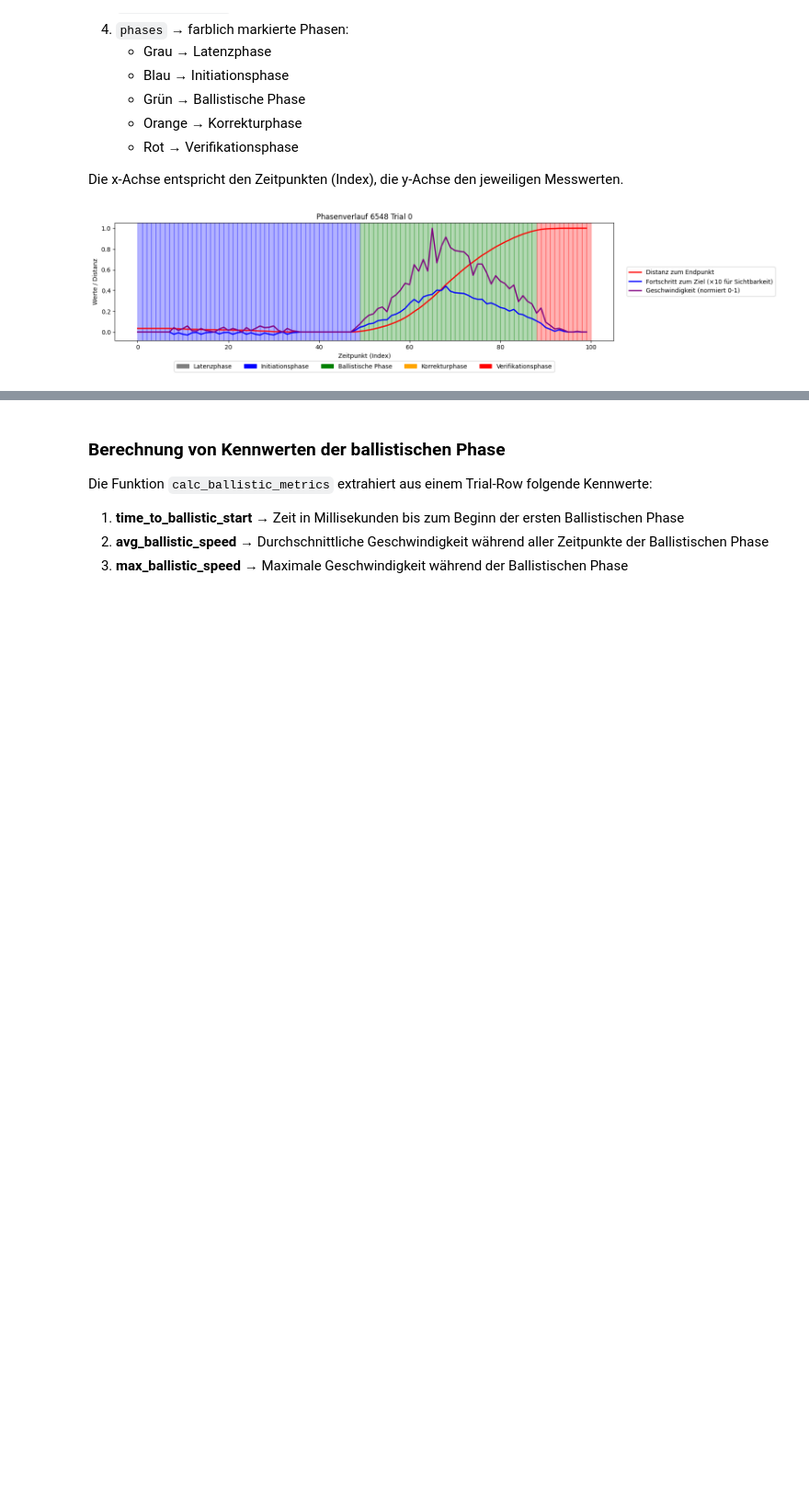
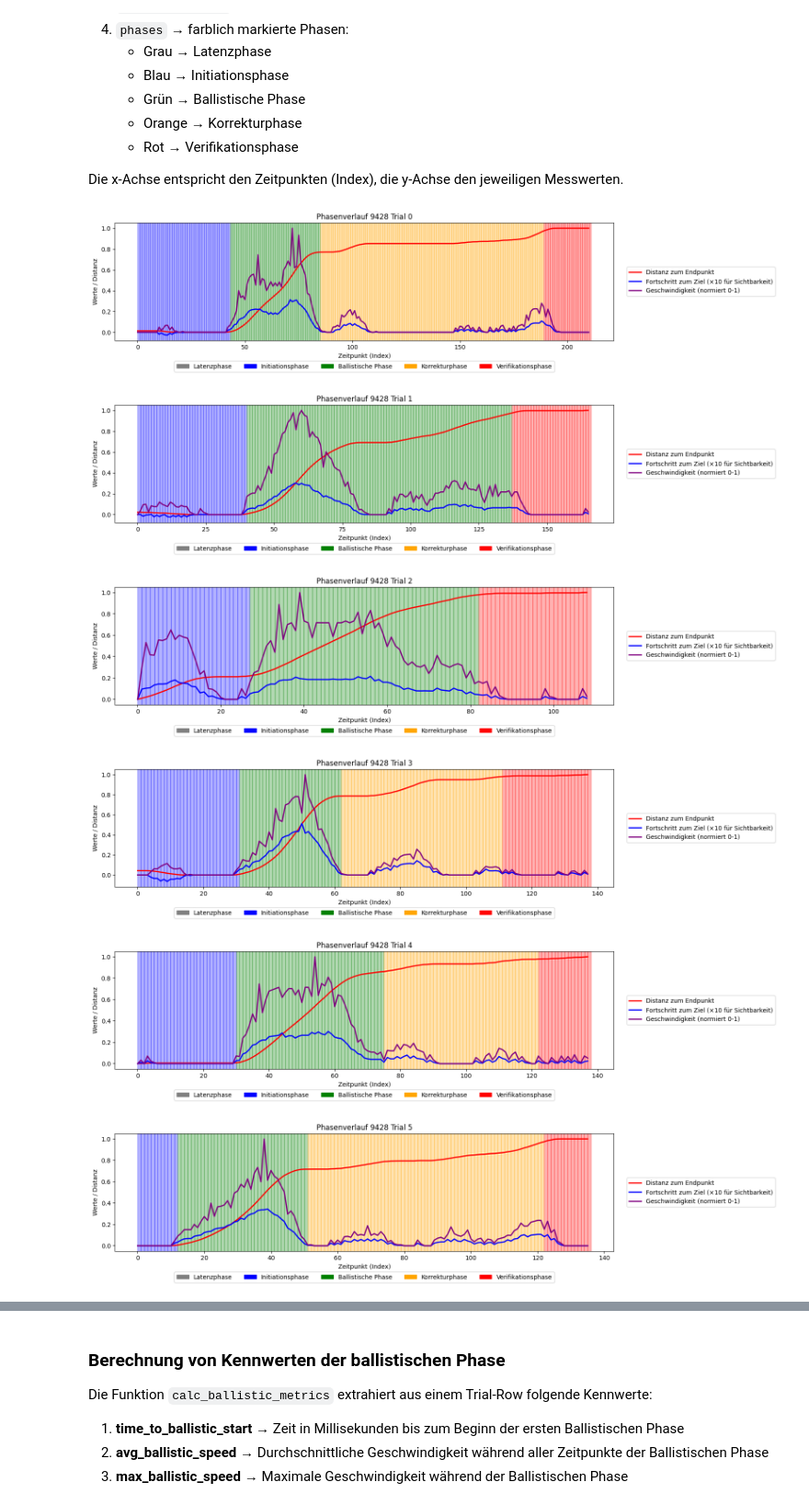
Before and after one commit to Michael1Mueller/Analyse-der-Latenz-induzierten-Nutzerverlangsamung-anhand-Mausbewegungsdaten, a Jupyter notebook: mainStudy/main_study_data.ipynb, the cells around one changed output, grey strips where cells are left out. Shown at 92% size. Cells and saved outputs as stored; diff of their text form; code cells hidden in the pictures; blank space fills up the shorter version.

```diff
--- a/mainStudy/main_study_data.ipynb
+++ b/mainStudy/main_study_data.ipynb
@@ -8,8 +8,16 @@ from datetime import datetime
 
 folder_path = 'mouseDataMainStudy'
 
+exclude_ids = ['4089_trackingData', '4911_trackingData', '5788_trackingData', '1324_trackingData', '2477_trackingData']
+
+
 csv_files = glob.glob(os.path.join(folder_path, '*.csv'))
+filtered_files = [
+    file for file in csv_files
+    if not any(ex_id in os.path.basename(file) for ex_id in exclude_ids)
+]
 
-dataframes = [pd.read_csv(file) for file in csv_files]
+dataframes = [pd.read_csv(file) for file in filtered_files]
+# dataframes = [pd.read_csv(file) for file in csv_files]
 print(len(dataframes))
 # %% [output]
@@ -644,16 +651,21 @@ def plot_phases(row, index=None):
     fig.tight_layout()
     plt.show()
 # %%
-target_id = 6548
+target_id = 9428
 group_list = groups_dict["delay_7_8"]
 
 try:
     idx = next(i for i, df in enumerate(group_list) if not df.empty and df.iloc[0]['id'] == target_id)
 
-    for i in range(1):
+    for i in range(30):
         plot_phases(group_list[idx].iloc[i], index=1)
 
 except StopIteration:
     print(f"ID {target_id} wurde in dieser Gruppe nicht gefunden.")
 # %% [output]
-[figure, old version]
+[figure, new version]
+[figure, added]
+[figure, added]
+[figure, added]
+[figure, added]
+[figure, added]
```
Also changed, not shown: parts of 7 cells of this notebook, 30 other files.
